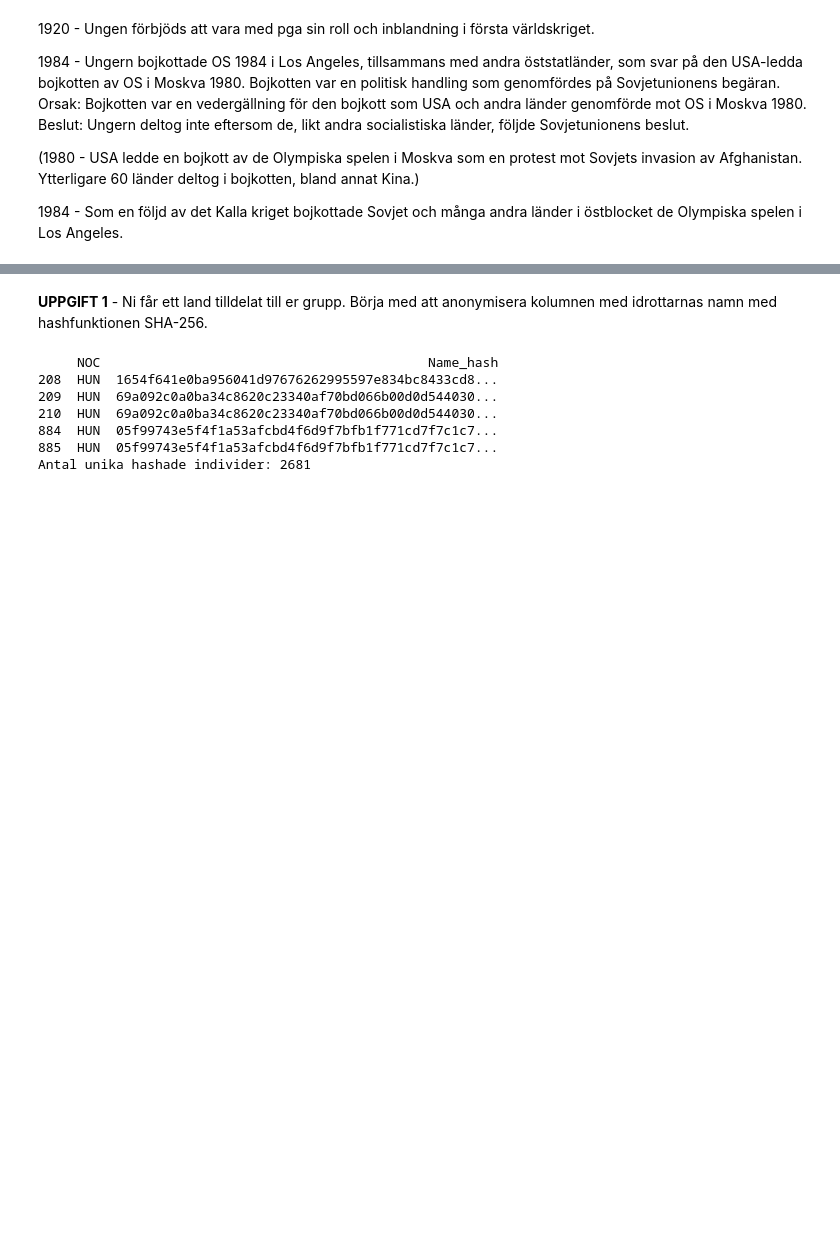
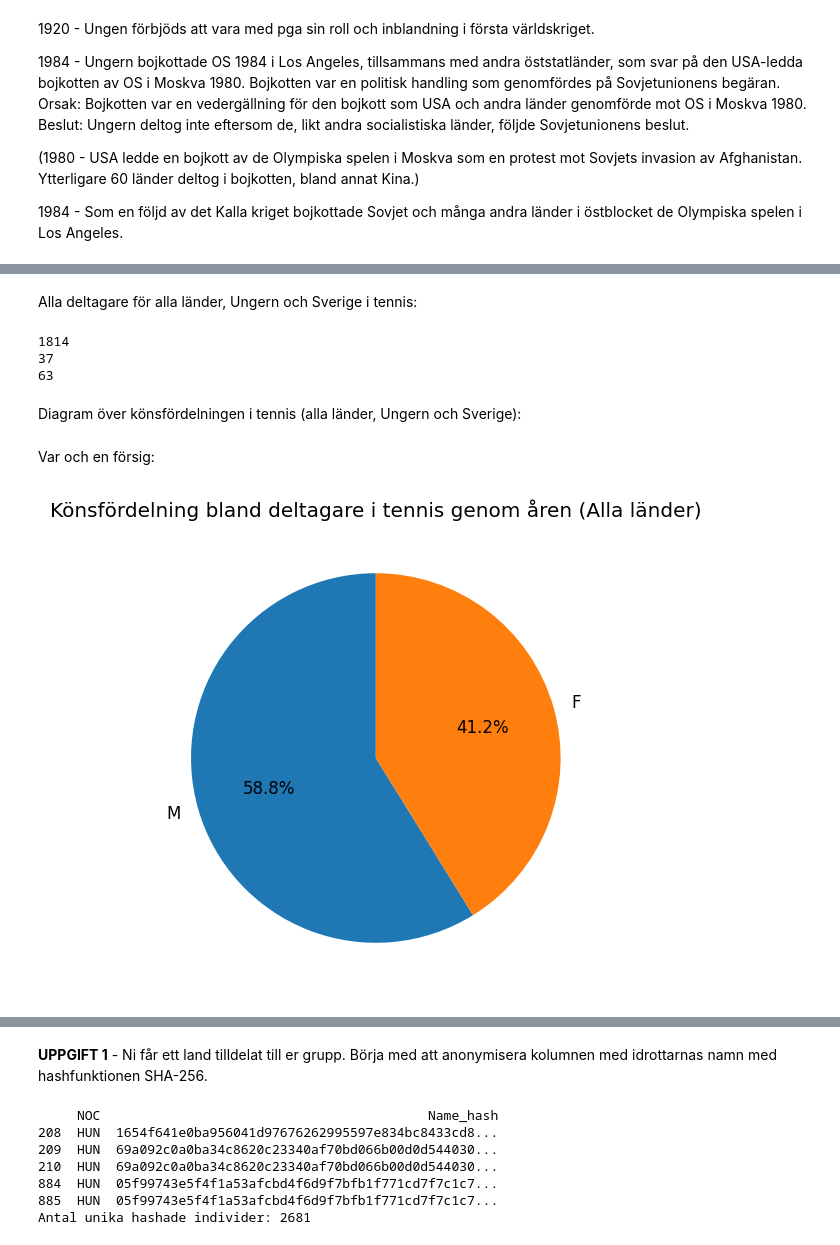
Before and after one commit to F-Degerman/Projekt_OS_Ungern, a Jupyter notebook: Egna_anteckningar/Fanny.ipynb, the cells around one changed output, grey strips where cells are left out. Saved outputs shown, nothing was run; the diff lists cells and outputs as text; code cells hidden in the pictures; blank space fills up the shorter version.

```diff
--- a/Egna_anteckningar/Fanny.ipynb
+++ b/Egna_anteckningar/Fanny.ipynb
@@ -69,0 +60,16 @@ plt.show()
+# %% [markdown]
+Alla deltagare för alla länder, Ungern och Sverige i tennis:
+# %%
+tennis_all = all_unique[all_unique["Sport"] == "Tennis"]
+tennis_hungary = hungary_unique[hungary_unique["Sport"] == "Tennis"]
+tennis_sweden = sweden_unique[sweden_unique["Sport"] == "Tennis"]
+
+print(f"{len(tennis_all)}")
+print(f"{len(tennis_hungary)}")
+print(f"{len(tennis_sweden)}")
+# %% [output]
+1814
+37
+63
+# %% [markdown]
+Diagram över könsfördelningen i tennis (alla länder, Ungern och Sverige):
@@ -69,0 +103,11 @@ plt.show()
+# %% [markdown]
+Var och en försig:
+# %%
+gender_counts_tennis_all = tennis_all['Sex'].value_counts()
+plt.figure(figsize=(5,5))
+gender_counts_tennis_all.plot(kind='pie', autopct='%1.1f%%', startangle=90)
+plt.title("Könsfördelning bland deltagare i tennis genom åren (Alla länder)")
+plt.ylabel("")  # ta bort y-etikett
+plt.show()
+# %% [output]
+[figure, added]
```
Also changed, not shown: parts of 20 cells of this notebook.
